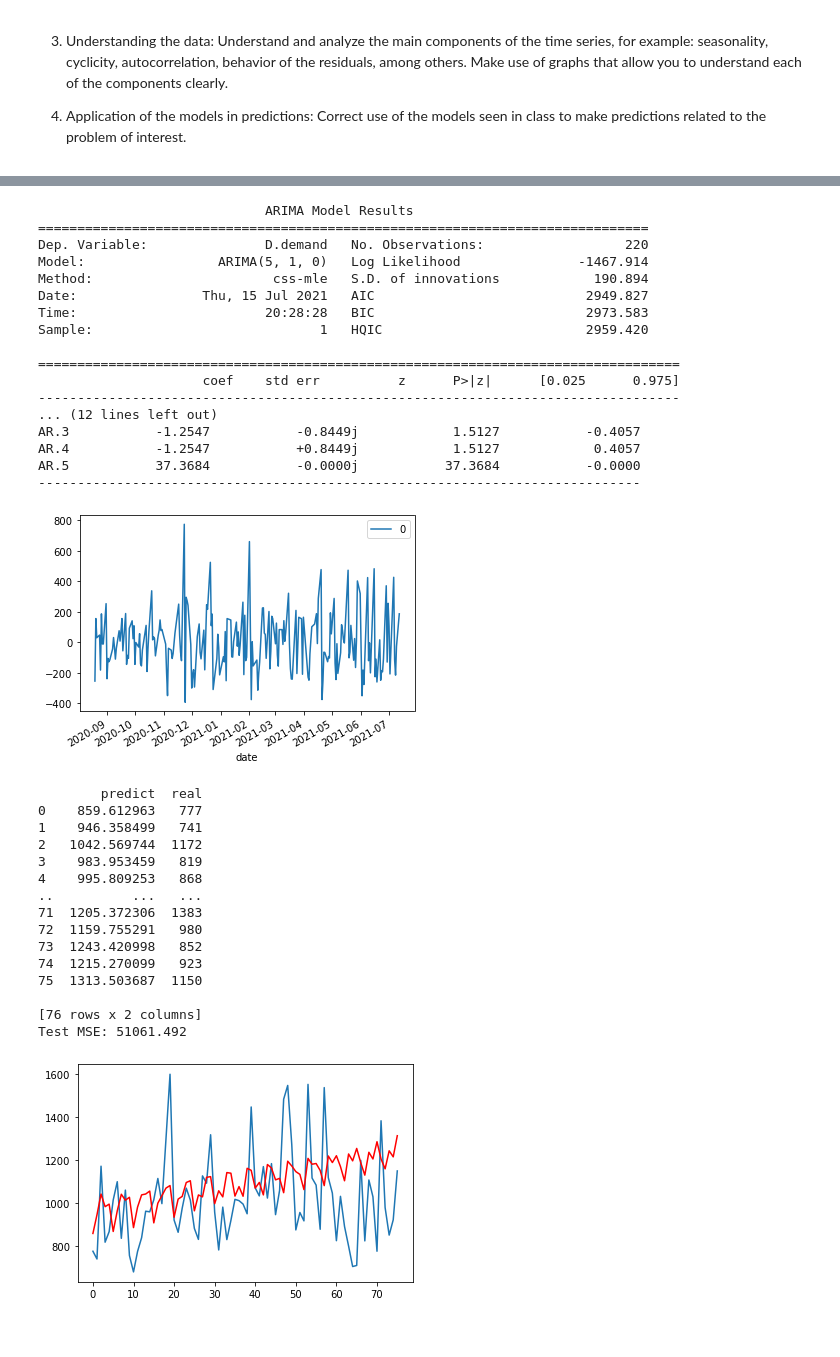
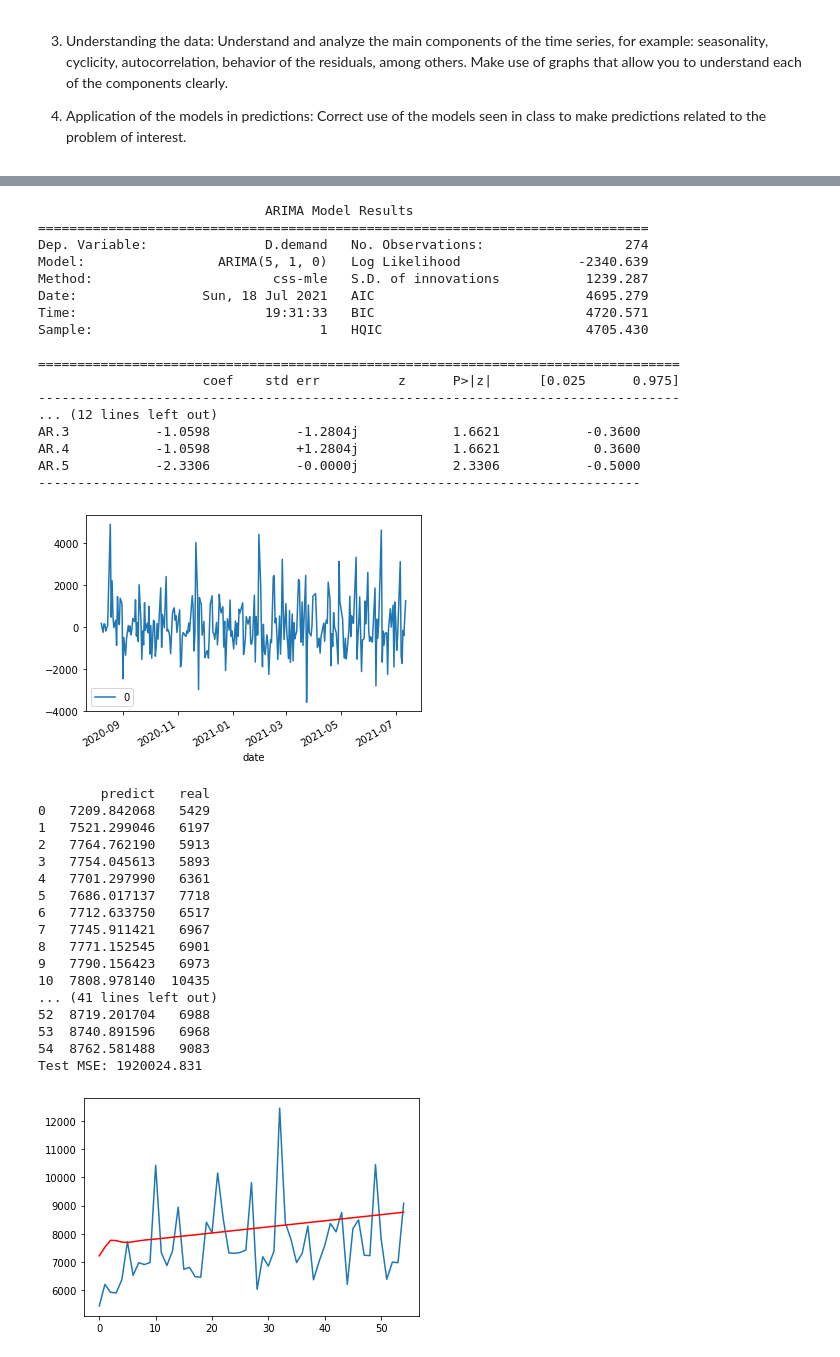
Before and after one commit to zerodarkzone/AdvancedMethodsDataAnalysisClassGrupo4202119, a Jupyter notebook: Exercises/Proyecto1-TimeSeries.ipynb, the cells around one changed output, grey strips where cells are left out. Saved outputs shown, nothing was run; the diff lists cells and outputs as text; code cells hidden in the pictures.

```diff
--- a/Exercises/Proyecto1-TimeSeries.ipynb
+++ b/Exercises/Proyecto1-TimeSeries.ipynb
@@ -104,5 +118,6 @@ Try using .loc[row_indexer,col_indexer] = value instead
 See the caveats in the documentation: https://pandas.pydata.org/pandas-docs/stable/user_guide/indexing.html#returning-a-view-versus-a-copy
   self[name] = value
 # %%
-df_alimentos.date.dt.weekday.isin([5,6])
+df_alimentos_sin_fds = df_alimentos[ ~df_alimentos.date.dt.weekday.isin([6]) ]
+df_alimentos_sin_fds.groupby('date')['demand'].sum().plot()
 # %% [output]
@@ -121,3 +125,0 @@ Name: date, Length: 1390647, dtype: bool
-# %%
-df_alimentos_sin_fds = df_alimentos[ ~df_alimentos.date.dt.weekday.isin([5,6]) ]
-df_alimentos_sin_fds.groupby('date')['demand'].sum().plot()
@@ -214,7 +236,7 @@ plot_pacf( df_no_alimentos_sin_fds_ni_festivos.groupby('date')['demand'].sum(),
 # %%
 from statsmodels.tsa.arima_model import ARIMA
 
-series = df_no_alimentos_sin_fds_ni_festivos.groupby('date')['demand'].sum()
+series = df_alimentos_sin_fds_ni_festivos.groupby('date')['demand'].sum()
 
 # fit model
 model = ARIMA(series, order=(5,1,0))
@@ -223,20 +245,20 @@ print(model_fit.summary())
 # %% [output]
                              ARIMA Model Results
 ==============================================================================
-Dep. Variable:               D.demand   No. Observations:                  220
-Model:                 ARIMA(5, 1, 0)   Log Likelihood               -1467.914
-Method:                       css-mle   S.D. of innovations            190.894
-Date:                Thu, 15 Jul 2021   AIC                           2949.827
-Time:                        20:28:28   BIC                           2973.583
-Sample:                             1   HQIC                          2959.420
+Dep. Variable:               D.demand   No. Observations:                  274
+Model:                 ARIMA(5, 1, 0)   Log Likelihood               -2340.639
+Method:                       css-mle   S.D. of innovations           1239.287
+Date:                Sun, 18 Jul 2021   AIC                           4695.279
+Time:                        19:31:33   BIC                           4720.571
+Sample:                             1   HQIC                          4705.430
 
 ==================================================================================
                      coef    std err          z      P>|z|      [0.025      0.975]
 ----------------------------------------------------------------------------------
 ... (12 lines left out)
-AR.3           -1.2547           -0.8449j            1.5127           -0.4057
-AR.4           -1.2547           +0.8449j            1.5127            0.4057
-AR.5           37.3684           -0.0000j           37.3684           -0.0000
+AR.3           -1.0598           -1.2804j            1.6621           -0.3600
+AR.4           -1.0598           +1.2804j            1.6621            0.3600
+AR.5           -2.3306           -0.0000j            2.3306           -0.5000
 -----------------------------------------------------------------------------
 # %%
 # plot residual errors
@@ -244,44 +266,46 @@ residuals = pd.DataFrame(model_fit.resid)
 residuals.plot()
 plt.show()
 # %% [output]
-[figure, old version]
+[figure, new version]
 # %%
 X = series.values
-size = int(len(X) * 0.66)
+size = int(len(X) * 0.8)
 train, test = X[0:size], X[size:len(X)]
 history = [x for x in train]
 future = [x for x in test]
 
-model = ARIMA(history, order=(6,1,5))
+model = ARIMA(history, order=(4,1,2))
 model_fit = model.fit(disp=0)
 output = model_fit.forecast(steps=len(test))[0]
 yhat = output
 predictions = yhat
 real_values = future
 
 print(pd.DataFrame({'predict':predictions, 'real':real_values}))
 
 from sklearn.metrics import mean_squared_error
 error = mean_squared_error(test, predictions)
 print('Test MSE: %.3f' % error)
 
 plt.plot(test)
 plt.plot(predictions, color='red')
 plt.show()
 # %% [output]
-        predict  real
-0    859.612963   777
-1    946.358499   741
-2   1042.569744  1172
-3    983.953459   819
-4    995.809253   868
-..          ...   ...
-71  1205.372306  1383
-72  1159.755291   980
-73  1243.420998   852
-74  1215.270099   923
-75  1313.503687  1150
-
-[76 rows x 2 columns]
-Test MSE: 51061.492
+        predict   real
+0   7209.842068   5429
+1   7521.299046   6197
+2   7764.762190   5913
+3   7754.045613   5893
+4   7701.297990   6361
+5   7686.017137   7718
+6   7712.633750   6517
+7   7745.911421   6967
+8   7771.152545   6901
+9   7790.156423   6973
+10  7808.978140  10435
+... (41 lines left out)
+52  8719.201704   6988
+53  8740.891596   6968
+54  8762.581488   9083
+Test MSE: 1920024.831
-[figure, old version]
+[figure, new version]
```
Also changed, not shown: parts of 35 cells of this notebook.
